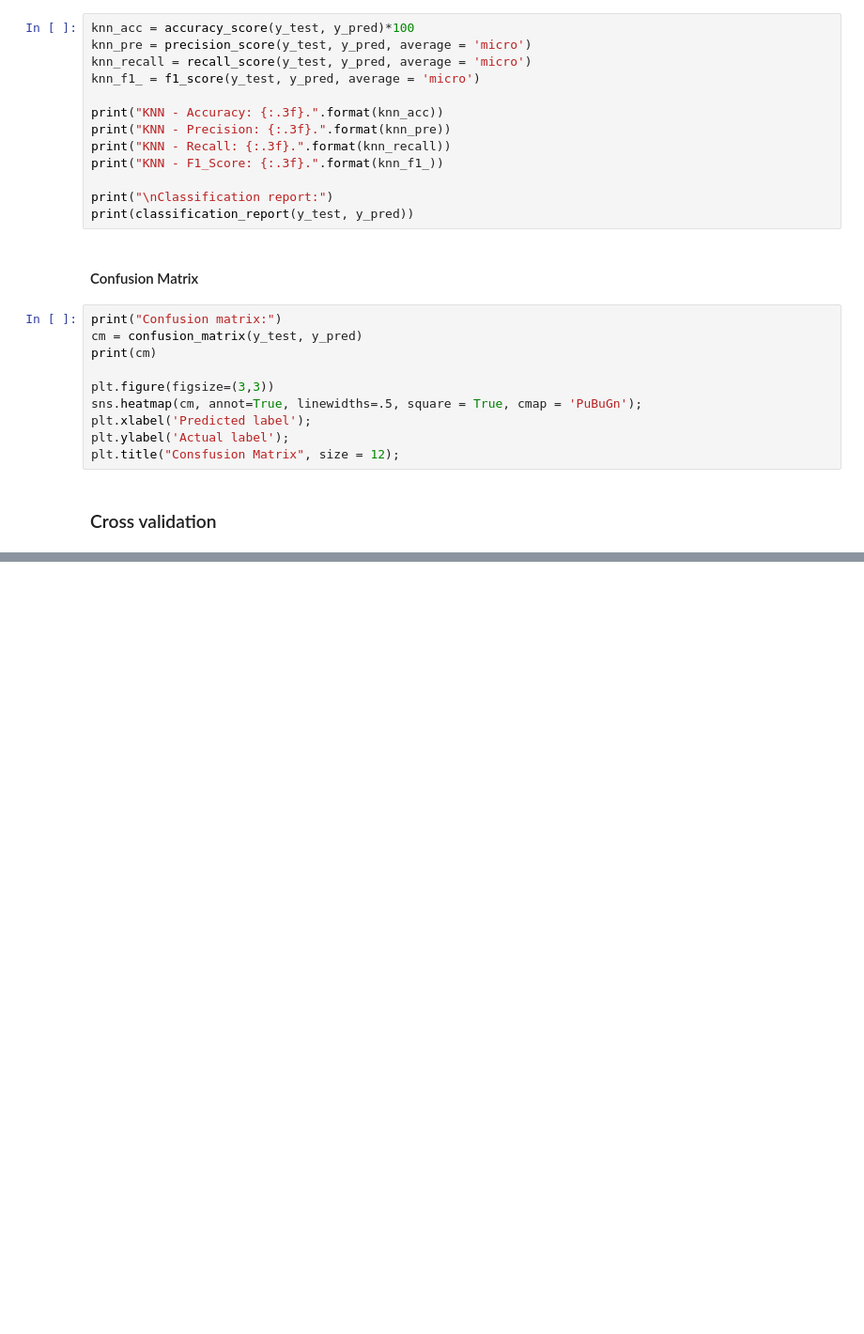
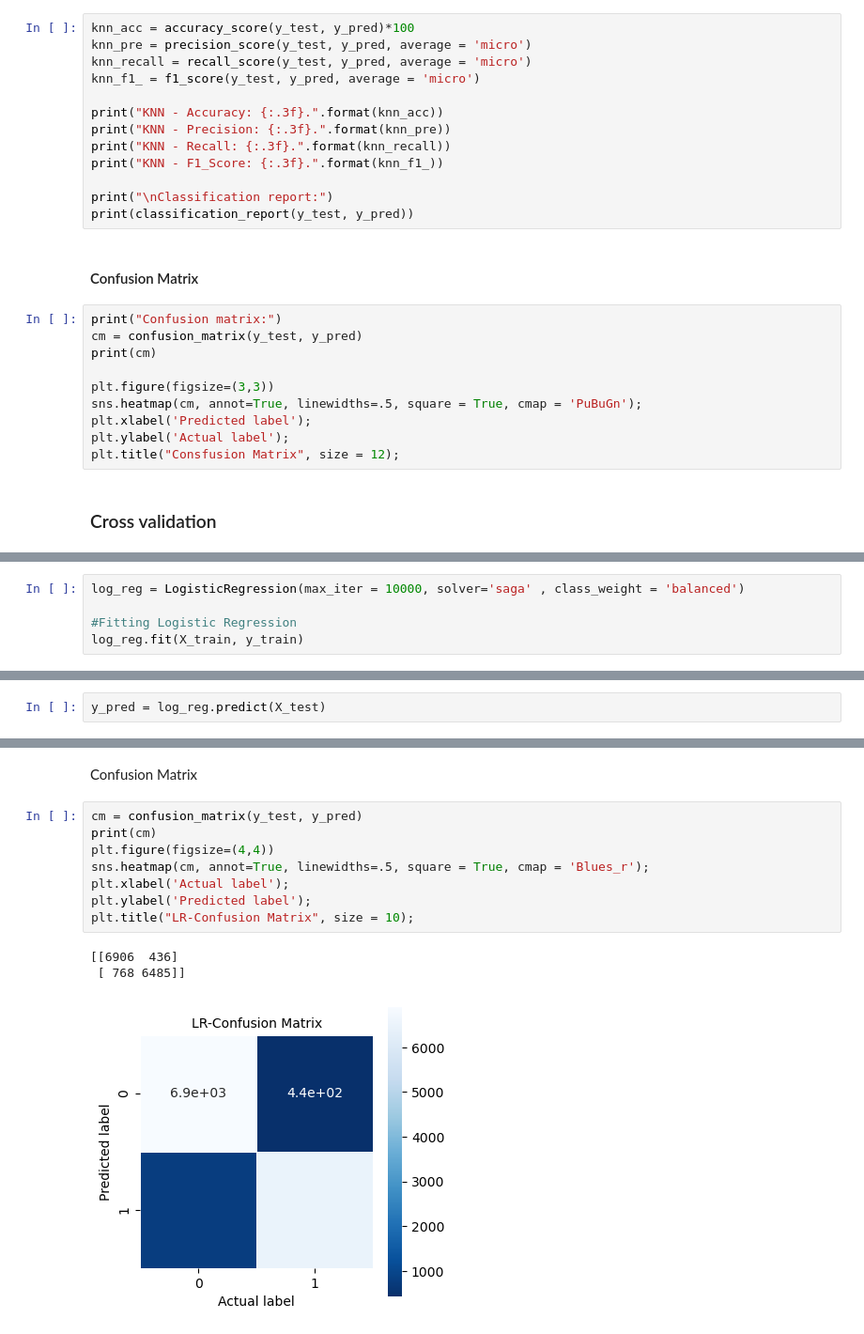
Before and after one commit to FaresDarghouth/supervised-ml-models, a Jupyter notebook: classification-covid19/covid19.ipynb, the cells around one changed output, grey strips where cells are left out. Shown at 94% size. Cells and saved outputs as stored; diff of their text form; blank space fills up the shorter version.

Commit message:
Logistic Regression

```diff
--- a/classification-covid19/covid19.ipynb
+++ b/classification-covid19/covid19.ipynb
@@ -574,0 +579,5 @@ plt.title("Consfusion Matrix", size = 12);
+# %%
+log_reg = LogisticRegression(max_iter = 10000, solver='saga' , class_weight = 'balanced')
+
+#Fitting Logistic Regression
+log_reg.fit(X_train, y_train)
@@ -574,0 +590,2 @@ plt.title("Consfusion Matrix", size = 12);
+# %%
+y_pred = log_reg.predict(X_test)
@@ -574,0 +626,14 @@ plt.title("Consfusion Matrix", size = 12);
+# %% [markdown]
+Confusion Matrix
+# %%
+cm = confusion_matrix(y_test, y_pred)
+print(cm)
+plt.figure(figsize=(4,4))
+sns.heatmap(cm, annot=True, linewidths=.5, square = True, cmap = 'Blues_r');
+plt.xlabel('Actual label');
+plt.ylabel('Predicted label');
+plt.title("LR-Confusion Matrix", size = 10);
+# %% [output]
+[[6906  436]
+ [ 768 6485]]
+[figure, added]
```
Also changed, not shown: parts of 38 cells of this notebook, 2 other files.
